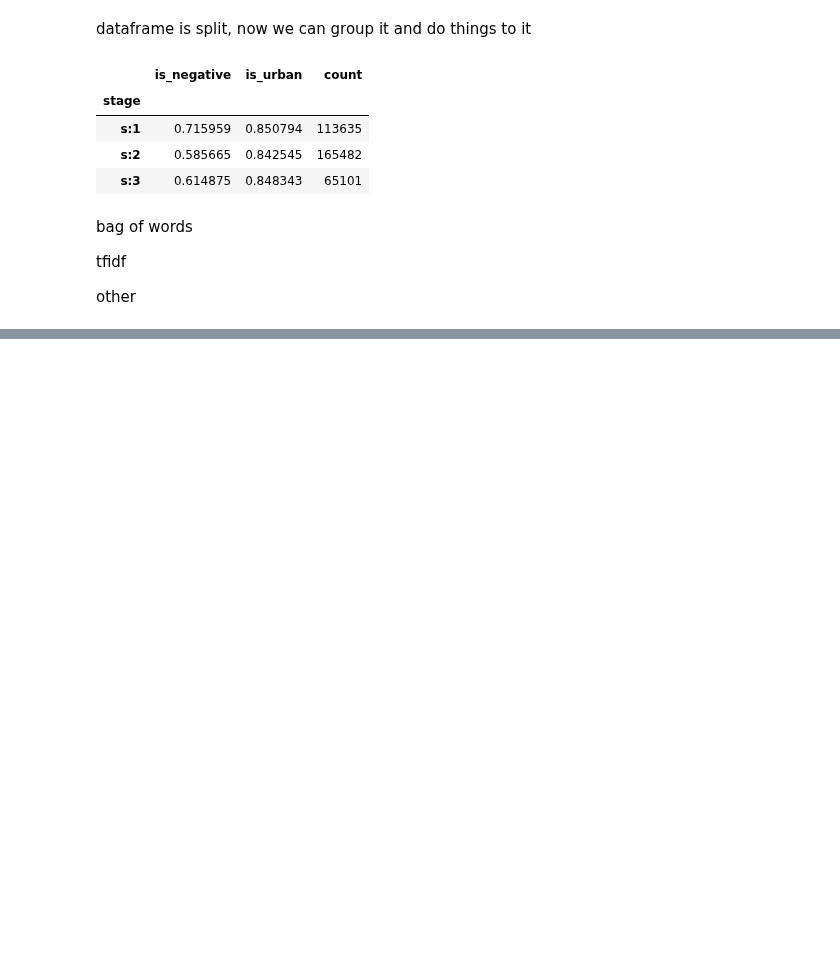
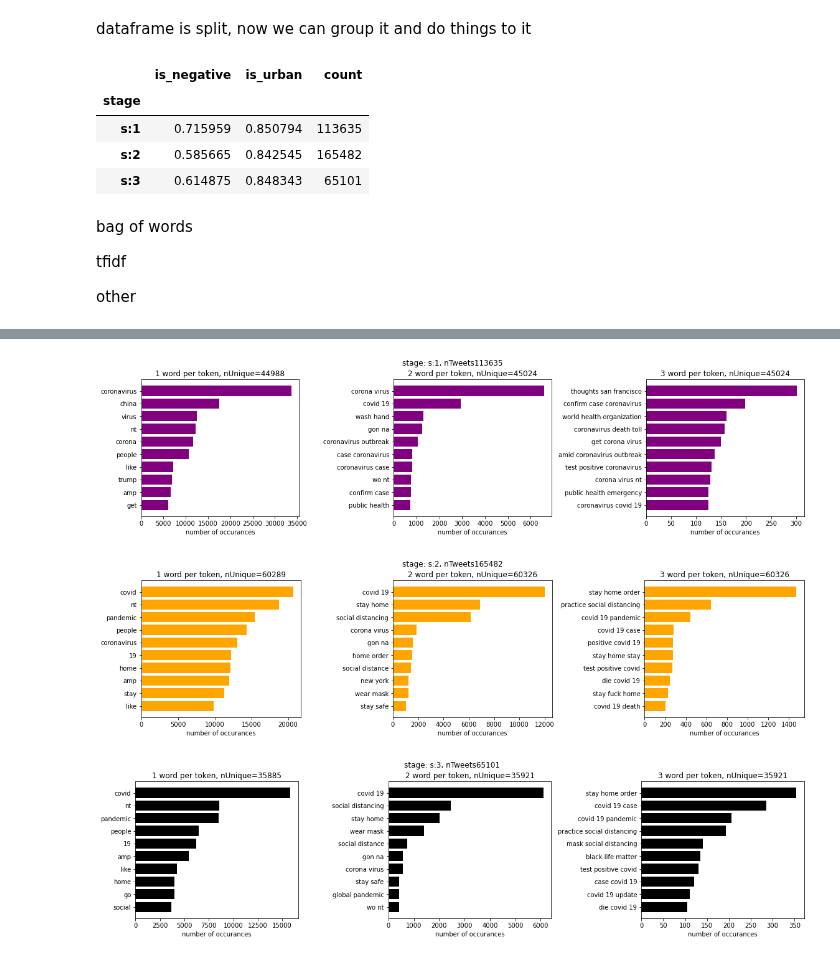
Before and after one commit to Alexander-Kahanek/COVID_Research, a Jupyter notebook: analysis/stages.ipynb, the cells around one changed output, grey strips where cells are left out. Drawn from its saved outputs; the diff is of its cells as text; code cells hidden in the pictures; blank space fills up the shorter version.

```diff
--- a/analysis/stages.ipynb
+++ b/analysis/stages.ipynb
@@ -101,6 +104,7 @@ npos = int(ndf['npositive'].sum())
 nneg = int(ndf['nnegative'].sum())
 
 splits = ['2020-03-13', '2020-05-27']
+colors = ['purple', 'orange', 'black']
 # print(min_date)
 
 ax.plot(ndf['date'], ndf.is_negative, color= 'r', label='negative')
@@ -108,11 +112,11 @@ ax.plot(ndf['date'], ndf.is_positive, color = 'b', label='positive')
 ax.plot((min_date,max_date),(0.5,0.5), color='black', alpha=0.3)
 for i, split in enumerate(splits):
     if i == 0:
-        ax.axvspan(min_date, pd.to_datetime(split), 0, 1, alpha=0.25, color='purple')
+        ax.axvspan(min_date, pd.to_datetime(split), 0, 1, alpha=0.25, color=colors[0])
         last = split
     if i == 1:
-        ax.axvspan(pd.to_datetime(last), pd.to_datetime(split), 0, 1, alpha=0.25, color='orange')
-        ax.axvspan(pd.to_datetime(split), max_date, 0, 1, alpha=0.25, color='black')
+        ax.axvspan(pd.to_datetime(last), pd.to_datetime(split), 0, 1, alpha=0.25, color=colors[1])
+        ax.axvspan(pd.to_datetime(split), max_date, 0, 1, alpha=0.25, color=colors[2])
 ax.set_ylabel('proportion of sentiment')
 ax.set_xlabel('per day')
 ax.set_title(f'all tweets porortion')
@@ -153,0 +170,36 @@ other
+# %%
+def get_Nwords(corpus, n=None, Nwords=1):
+    vec1 = CountVectorizer(ngram_range=(Nwords,Nwords),
+            max_features=n).fit(corpus)
+    bag_of_words = vec1.transform(corpus)
+    sum_words = bag_of_words.sum(axis=0)
+    words_freq = [{'token':word, 'n':sum_words[0, idx]} for word, idx in
+                  vec1.vocabulary_.items()]
+    words_freq =sorted(words_freq, key = lambda x: x['n'],
+                reverse=True)
+    return pd.DataFrame(words_freq)
+
+colors = ['purple', 'orange', 'black']
+
+for k, (stage, df) in enumerate(raw.groupby(['stage'])):
+    fig, ax = plt.subplots(nrows=1, ncols=3, figsize=(16, 4)) #sharey = True
+    for i, Nwords in enumerate([1, 2, 3]):
+
+        corpus = [text for text in df['cleantext']]
+        max_words = len({word:1 for text in corpus for word in text.split(' ')})
+        top_df = get_Nwords(corpus, n=max_words, Nwords=Nwords)
+        n = len(top_df.index)
+        top_df['prop'] = round(top_df['n']/top_df['n'].sum(),4)
+        top_df = top_df.head(10).sort_values(by='n', ascending=True)
+        # print(stage, top_df.shape)
+        # print(top_df.head(10))
+        ax[i].barh(y=top_df['token'], width=top_df['n'], color=colors[k])
+        ax[i].set_title(f'{Nwords} word per token, nUnique={n}')
+        ax[i].set_xlabel('number of occurances')
+    fig.suptitle(f'stage: {stage}, nTweets: {len(df.index)}', y=1.02)
+    plt.tight_layout()
+    plt.show()
+# %% [output]
+[figure, added]
+[figure, added]
+[figure, added]
```
Also changed, not shown: parts of 4 cells of this notebook.
